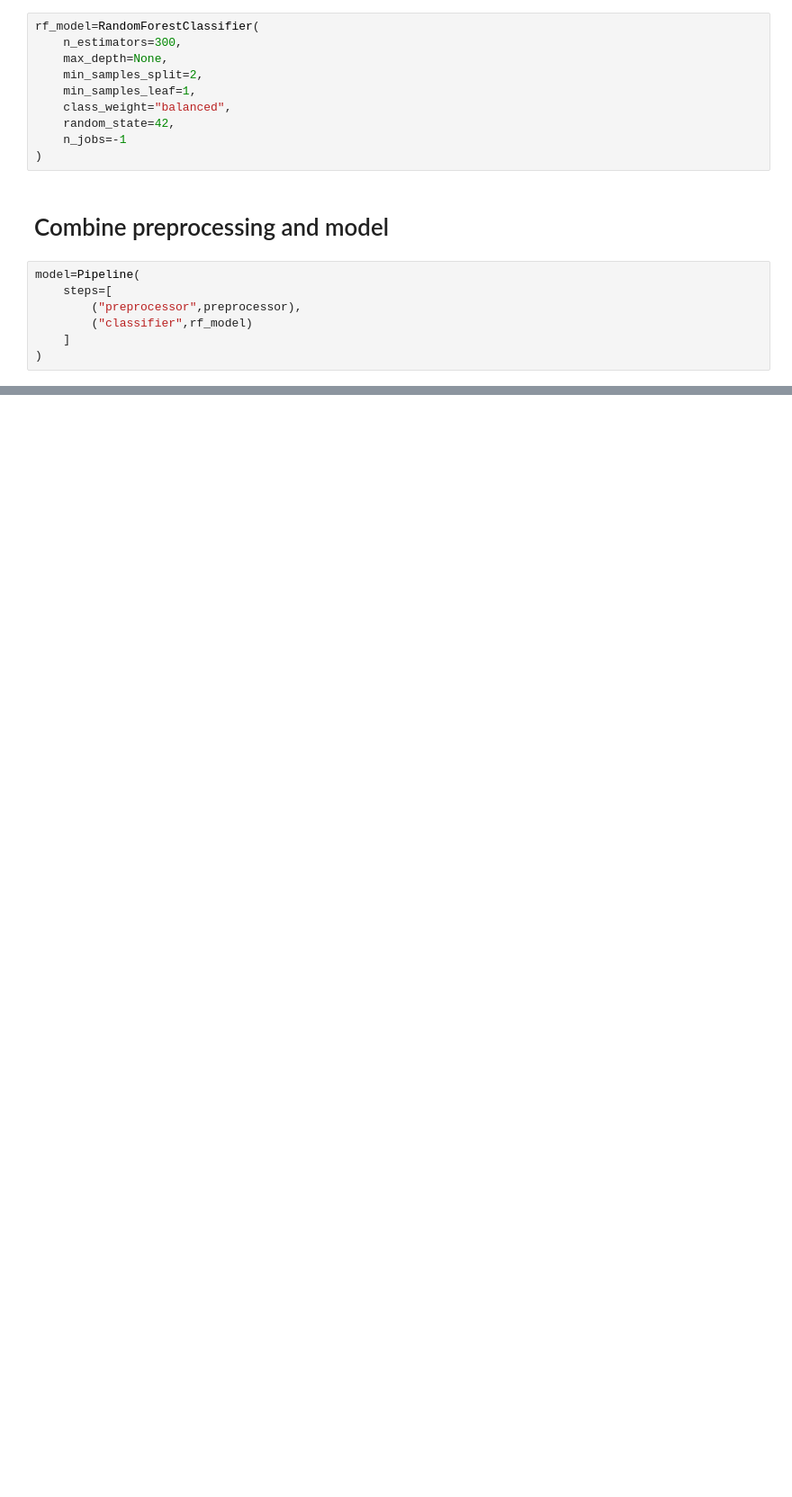
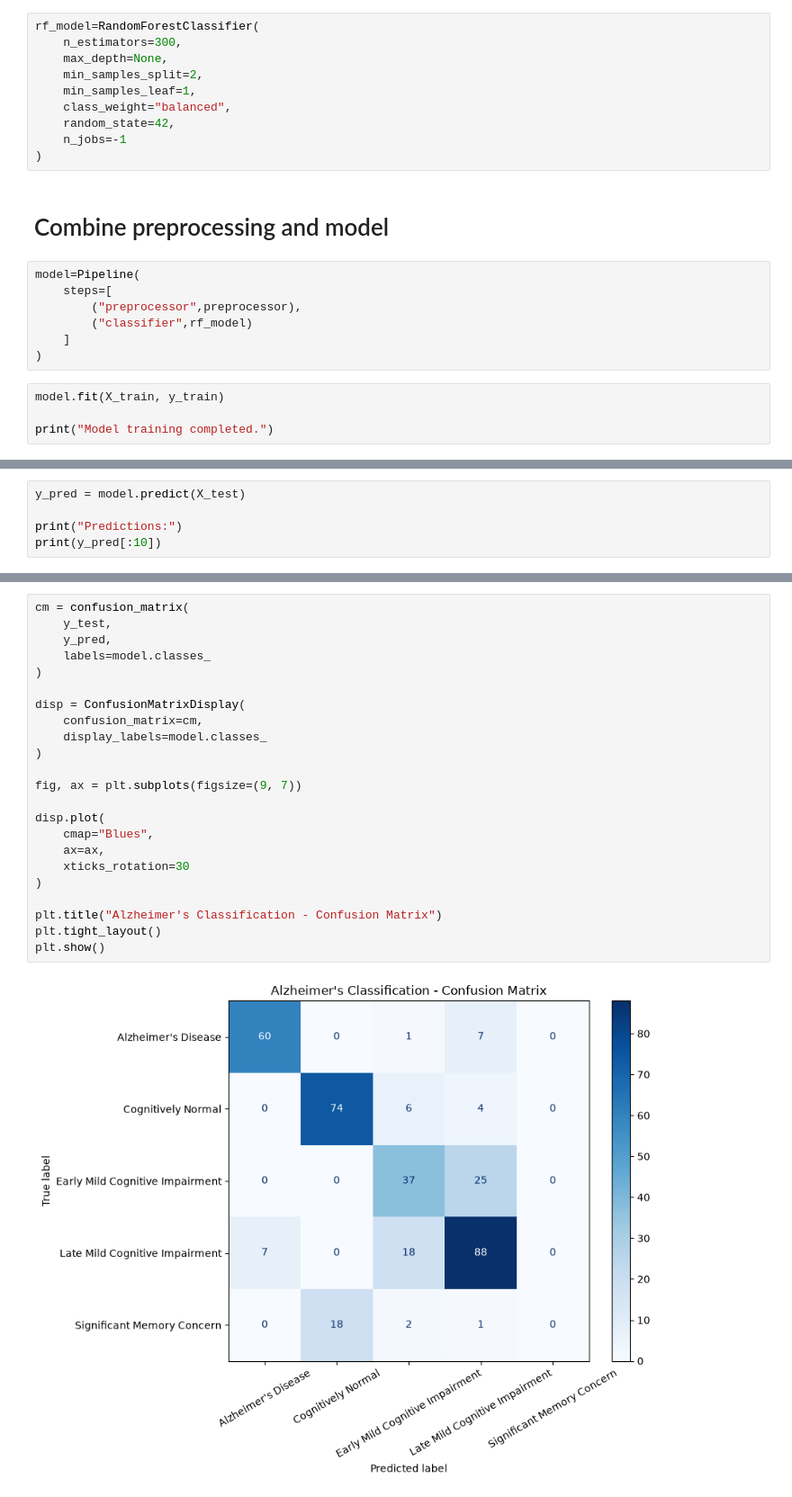
Before and after one commit to bishanbhandari/Deep-Learning-and-Computer-Vision, a Jupyter notebook: Alzheimer Detection/Alzheimer.ipynb, the cells around one changed output, grey strips where cells are left out. Shown at 90% size. Saved outputs shown, nothing was run; the diff lists cells and outputs as text; blank space fills up the shorter version.

Commit message:
Prediction and Accuracy

```diff
--- a/Alzheimer Detection/Alzheimer.ipynb
+++ b/Alzheimer Detection/Alzheimer.ipynb
@@ -428,3 +433,7 @@ model=Pipeline(
         ("classifier",rf_model)
     ]
 )
+# %%
+model.fit(X_train, y_train)
+
+print("Model training completed.")
@@ -430,0 +442,5 @@ model=Pipeline(
+# %%
+y_pred = model.predict(X_test)
+
+print("Predictions:")
+print(y_pred[:10])
@@ -430,0 +480,25 @@ model=Pipeline(
+# %%
+cm = confusion_matrix(
+    y_test,
+    y_pred,
+    labels=model.classes_
+)
+
+disp = ConfusionMatrixDisplay(
+    confusion_matrix=cm,
+    display_labels=model.classes_
+)
+
+fig, ax = plt.subplots(figsize=(9, 7))
+
+disp.plot(
+    cmap="Blues",
+    ax=ax,
+    xticks_rotation=30
+)
+
+plt.title("Alzheimer's Classification - Confusion Matrix")
+plt.tight_layout()
+plt.show()
+# %% [output]
+[figure, added]
```
Also changed, not shown: parts of 7 cells of this notebook.
